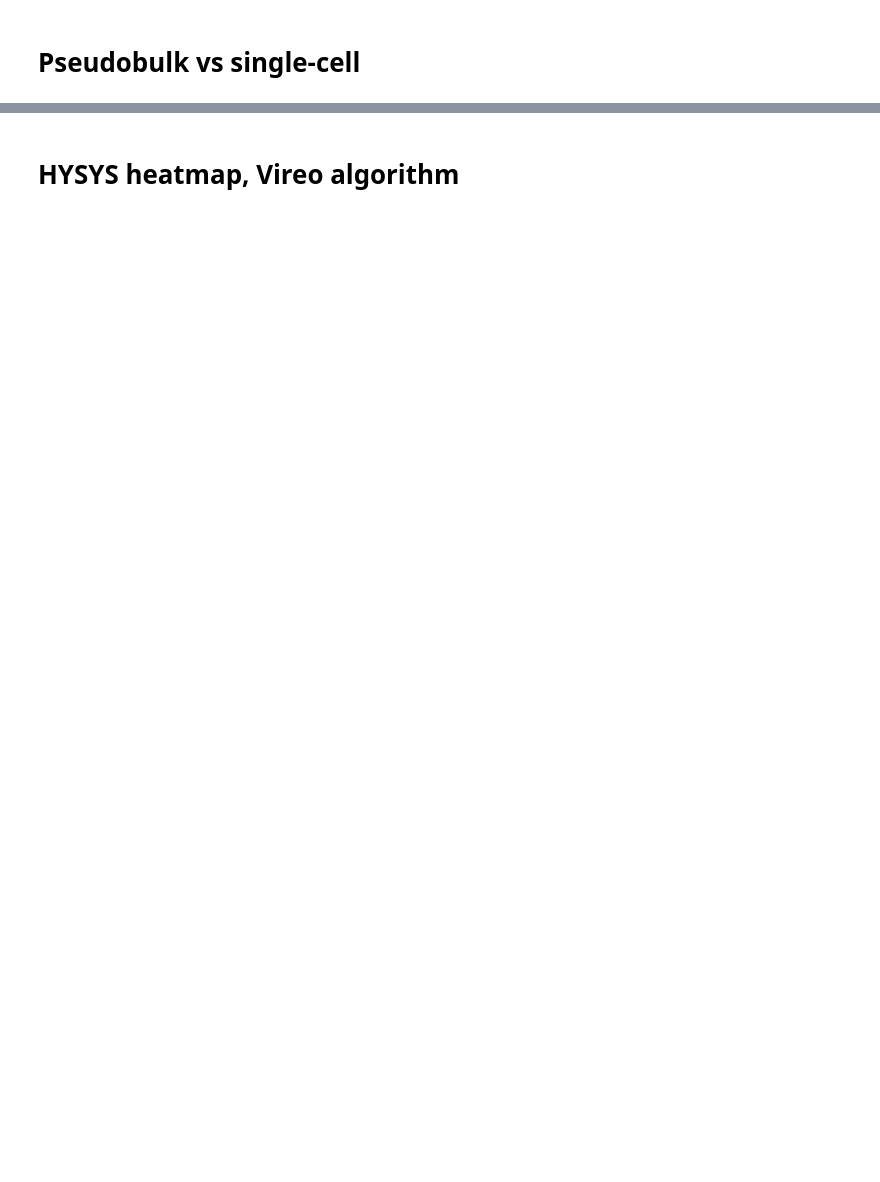
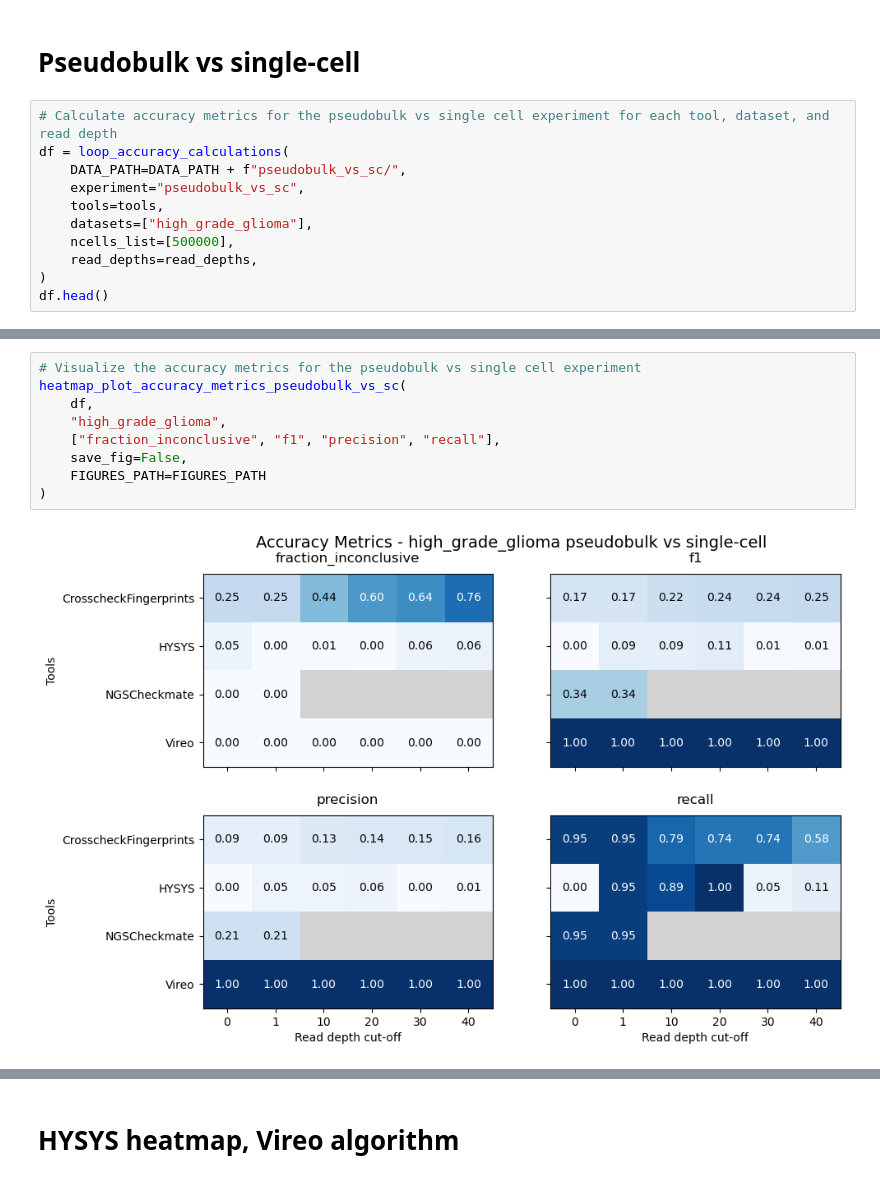
Before and after one commit to emma2207/hgsoc-reconstruction, a Jupyter notebook: sample_id_matching/scripts/experiment/pathological_pseudobulk_experiments.ipynb, the cells around one changed output, grey strips where cells are left out. Saved outputs shown, nothing was run; the diff lists cells and outputs as text; blank space fills up the shorter version.

Commit message:
finished pathological experiments notebook

```diff
--- a/sample_id_matching/scripts/experiment/pathological_pseudobulk_experiments.ipynb
+++ b/sample_id_matching/scripts/experiment/pathological_pseudobulk_experiments.ipynb
@@ -180,2 +265,13 @@ Could not find data for Vireo, real dataset high_grade_glioma, read depth 50.
 # %% [markdown]
 # Pseudobulk vs single-cell
+# %%
+# Calculate accuracy metrics for the pseudobulk vs single cell experiment for each tool, dataset, and read depth
+df = loop_accuracy_calculations(
+    DATA_PATH=DATA_PATH + f"pseudobulk_vs_sc/",
+    experiment="pseudobulk_vs_sc",
+    tools=tools,
+    datasets=["high_grade_glioma"],
+    ncells_list=[500000],
+    read_depths=read_depths,
+)
+df.head()
@@ -181,0 +289,11 @@ Could not find data for Vireo, real dataset high_grade_glioma, read depth 50.
+# %%
+# Visualize the accuracy metrics for the pseudobulk vs single cell experiment
+heatmap_plot_accuracy_metrics_pseudobulk_vs_sc(
+    df,
+    "high_grade_glioma",
+    ["fraction_inconclusive", "f1", "precision", "recall"],
+    save_fig=False,
+    FIGURES_PATH=FIGURES_PATH
+)
+# %% [output]
+[figure, added]
```
Also changed, not shown: parts of 21 cells of this notebook, 2 other files.
